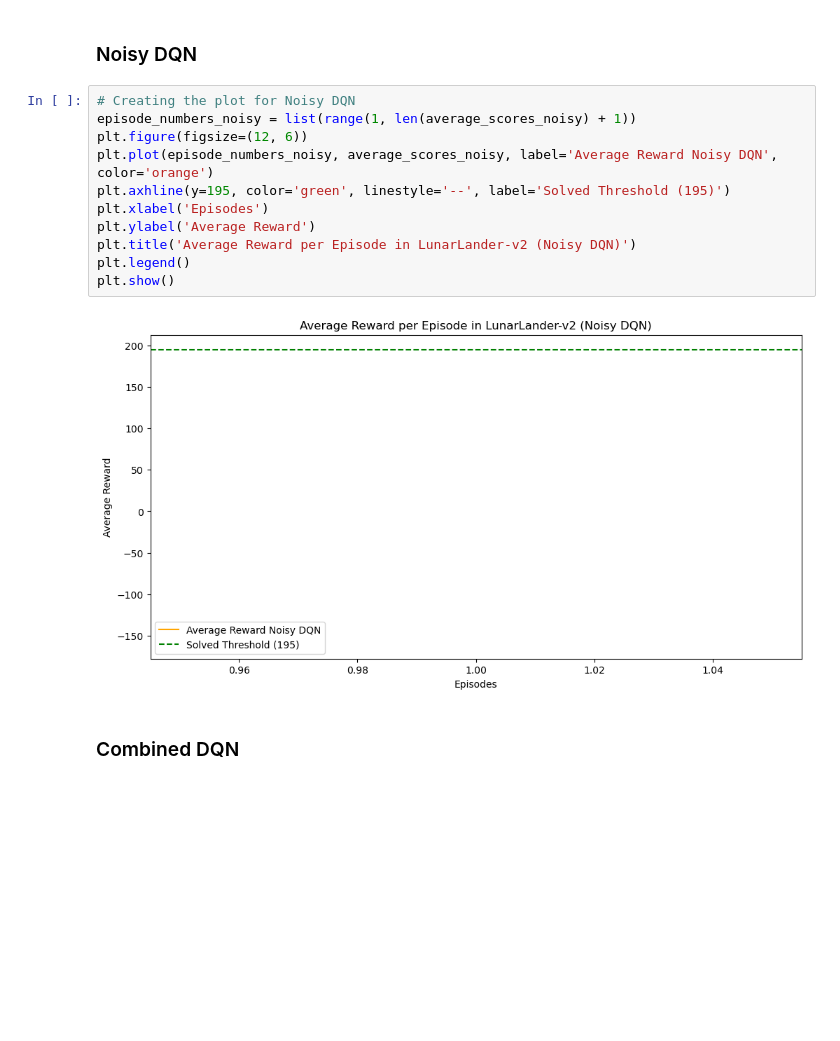
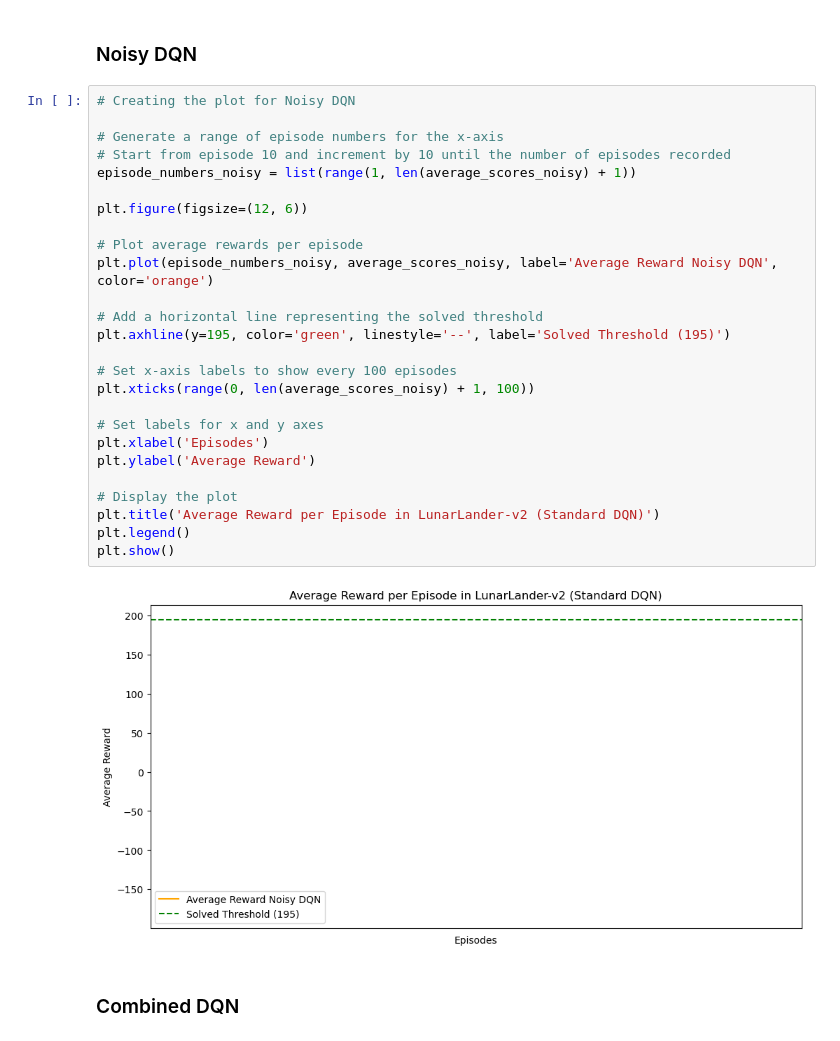
Before and after one commit to markdingli18/RL_ARI3212_Assignment, a Jupyter notebook: RL/Experiment_1/Comparisons.ipynb, the cells around one changed output. Saved outputs shown, nothing was run; the diff lists cells and outputs as text; blank space fills up the shorter version.

```diff
--- a/RL/Experiment_1/Comparisons.ipynb
+++ b/RL/Experiment_1/Comparisons.ipynb
@@ -43,17 +73,32 @@ plt.show()
 ### Noisy DQN
 # %%
 # Creating the plot for Noisy DQN
+
+# Generate a range of episode numbers for the x-axis
+# Start from episode 10 and increment by 10 until the number of episodes recorded
 episode_numbers_noisy = list(range(1, len(average_scores_noisy) + 1))
+
 plt.figure(figsize=(12, 6))
+
+# Plot average rewards per episode
 plt.plot(episode_numbers_noisy, average_scores_noisy, label='Average Reward Noisy DQN', color='orange')
+
+# Add a horizontal line representing the solved threshold
 plt.axhline(y=195, color='green', linestyle='--', label='Solved Threshold (195)')
+
+# Set x-axis labels to show every 100 episodes
+plt.xticks(range(0, len(average_scores_noisy) + 1, 100))
+
+# Set labels for x and y axes
 plt.xlabel('Episodes')
 plt.ylabel('Average Reward')
-plt.title('Average Reward per Episode in LunarLander-v2 (Noisy DQN)')
+
+# Display the plot
+plt.title('Average Reward per Episode in LunarLander-v2 (Standard DQN)')
 plt.legend()
 plt.show()
 # %% [output]
-[figure, old version]
+[figure, new version]
 # %% [markdown]
 ### Combined DQN
 # %%
```
Also changed, not shown: parts of 4 cells of this notebook, 10 other files.
